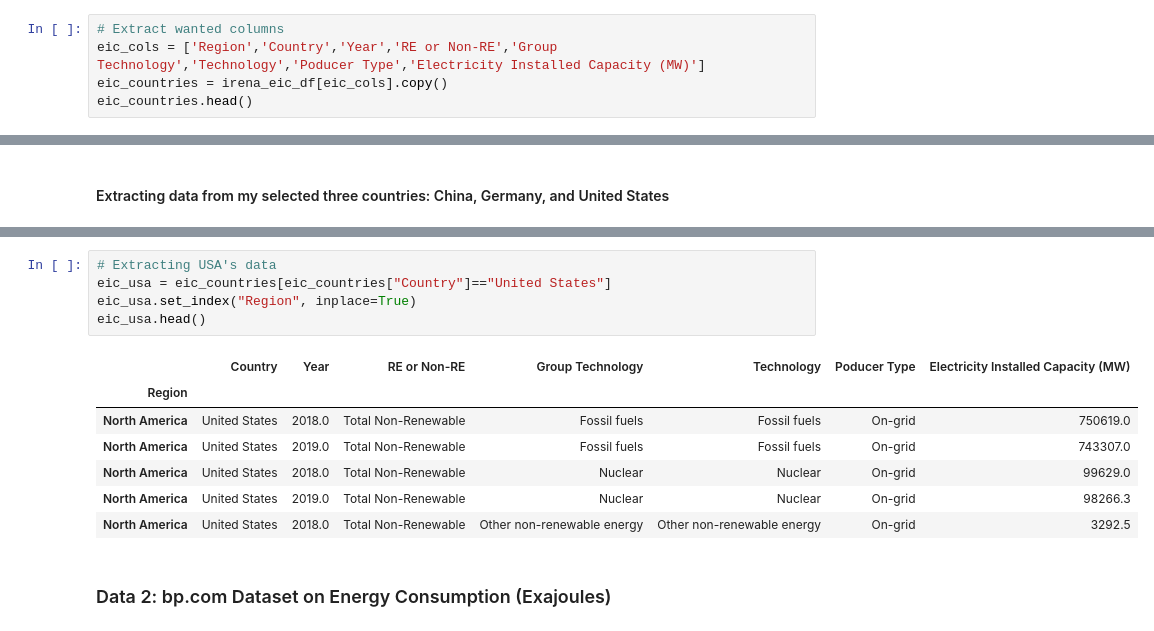
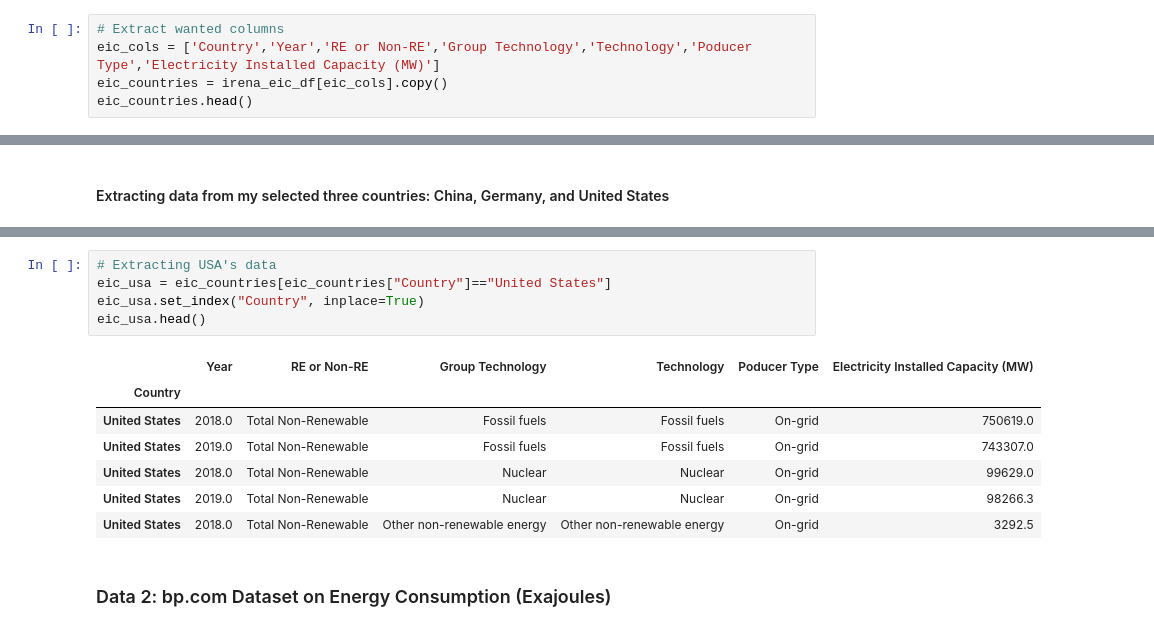
Before and after one commit to yuyhong23/ETL_Project, a Jupyter notebook: ETL_PROJECT.ipynb, the cells around one changed output, grey strips where cells are left out. Saved outputs shown, nothing was run; the diff lists cells and outputs as text.

```diff
--- a/ETL_PROJECT.ipynb
+++ b/ETL_PROJECT.ipynb
@@ -72,7 +72,7 @@ Index([                             'Region',
       dtype='object')
 # %%
 # Extract wanted columns
-eic_cols = ['Region','Country','Year','RE or Non-RE','Group Technology','Technology','Poducer Type','Electricity Installed Capacity (MW)']
+eic_cols = ['Country','Year','RE or Non-RE','Group Technology','Technology','Poducer Type','Electricity Installed Capacity (MW)']
 eic_countries = irena_eic_df[eic_cols].copy()
 eic_countries.head()
 # %% [output]
@@ -130,16 +130,16 @@ eic_germany.head()
 # %%
 # Extracting USA's data
 eic_usa = eic_countries[eic_countries["Country"]=="United States"]
-eic_usa.set_index("Region", inplace=True)
+eic_usa.set_index("Country", inplace=True)
 eic_usa.head()
 # %% [output]
-|  | Country | Year | RE or Non-RE | Group Technology | Technology | Poducer Type | Electricity Installed Capacity (MW) |
-| Region |  |  |  |  |  |  |  |
-| North America | United States | 2018.0 | Total Non-Renewable | Fossil fuels | Fossil fuels | On-grid | 750619.0 |
-| North America | United States | 2019.0 | Total Non-Renewable | Fossil fuels | Fossil fuels | On-grid | 743307.0 |
-| North America | United States | 2018.0 | Total Non-Renewable | Nuclear | Nuclear | On-grid | 99629.0 |
-| North America | United States | 2019.0 | Total Non-Renewable | Nuclear | Nuclear | On-grid | 98266.3 |
-| North America | United States | 2018.0 | Total Non-Renewable | Other non-renewable energy | Other non-renewable energy | On-grid | 3292.5 |
+|  | Year | RE or Non-RE | Group Technology | Technology | Poducer Type | Electricity Installed Capacity (MW) |
+| Country |  |  |  |  |  |  |
+| United States | 2018.0 | Total Non-Renewable | Fossil fuels | Fossil fuels | On-grid | 750619.0 |
+| United States | 2019.0 | Total Non-Renewable | Fossil fuels | Fossil fuels | On-grid | 743307.0 |
+| United States | 2018.0 | Total Non-Renewable | Nuclear | Nuclear | On-grid | 99629.0 |
+| United States | 2019.0 | Total Non-Renewable | Nuclear | Nuclear | On-grid | 98266.3 |
+| United States | 2018.0 | Total Non-Renewable | Other non-renewable energy | Other non-renewable energy | On-grid | 3292.5 |
 # %% [markdown]
 ### Data 2: bp.com Dataset on Energy Consumption (Exajoules)
 # %%
```
Also changed, not shown: parts of 12 cells of this notebook, 1 other file.
